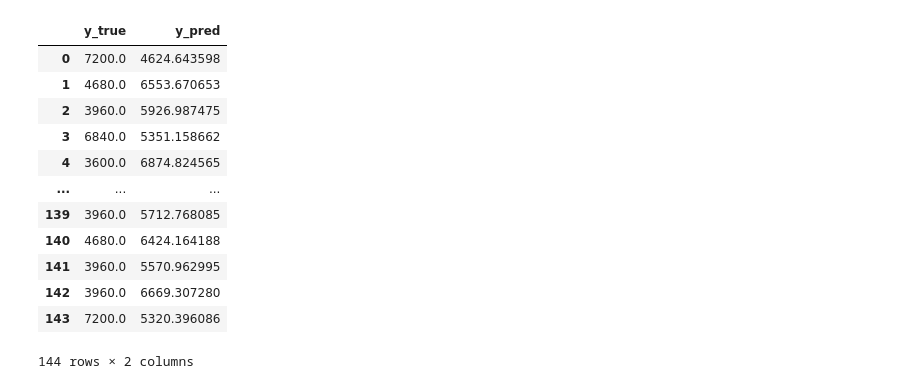
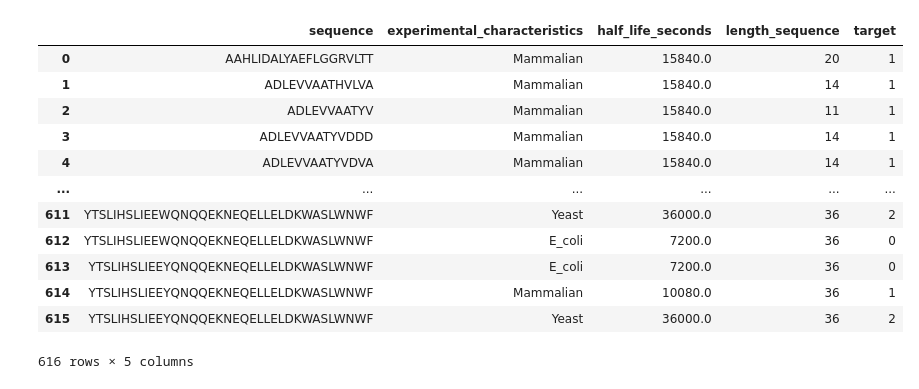
Before and after one commit to Jmartingar/Half_life, a Jupyter notebook: models/data/view.ipynb, the cells around one changed output. Drawn from its saved outputs; the diff is of its cells as text; code cells hidden in the pictures.

```diff
--- a/models/data/view.ipynb
+++ b/models/data/view.ipynb
@@ -1,21 +1,21 @@
 # %%
 import pandas as pd
 # %%
-data=pd.read_csv('RandomForest_Regression_Grid_42_Original_best_predictions.csv')
-data2=pd.read_csv('RandomForest_Regression_Grid_42_Original_predictions.csv')
+data=pd.read_csv('data_independent.csv')
+data2=pd.read_csv('excluded_homology.csv')
-# %%
-data[["y_true", "y_pred"]]
-# %% [output]
-|  | y_true | y_pred |
-| 0 | 7200.0 | 4624.643598 |
-| 1 | 4680.0 | 6553.670653 |
-| 2 | 3960.0 | 5926.987475 |
-| 3 | 6840.0 | 5351.158662 |
-| 4 | 3600.0 | 6874.824565 |
-| ... | ... | ... |
-| 139 | 3960.0 | 5712.768085 |
-| 140 | 4680.0 | 6424.164188 |
-| 141 | 3960.0 | 5570.962995 |
-| 142 | 3960.0 | 6669.307280 |
-| 143 | 7200.0 | 5320.396086 |
-144 rows × 2 columns
+# %%
+data2
+# %% [output]
+|  | sequence | experimental_characteristics | half_life_seconds | length_sequence | target |
+| 0 | AAHLIDALYAEFLGGRVLTT | Mammalian | 15840.0 | 20 | 1 |
+| 1 | ADLEVVAATHVLVA | Mammalian | 15840.0 | 14 | 1 |
+| 2 | ADLEVVAATYV | Mammalian | 15840.0 | 11 | 1 |
+| 3 | ADLEVVAATYVDDD | Mammalian | 15840.0 | 14 | 1 |
+| 4 | ADLEVVAATYVDVA | Mammalian | 15840.0 | 14 | 1 |
+| ... | ... | ... | ... | ... | ... |
+| 611 | YTSLIHSLIEEWQNQQEKNEQELLELDKWASLWNWF | Yeast | 36000.0 | 36 | 2 |
+| 612 | YTSLIHSLIEEWQNQQEKNEQELLELDKWASLWNWF | E_coli | 7200.0 | 36 | 0 |
+| 613 | YTSLIHSLIEEYQNQQEKNEQELLELDKWASLWNWF | E_coli | 7200.0 | 36 | 0 |
+| 614 | YTSLIHSLIEEYQNQQEKNEQELLELDKWASLWNWF | Mammalian | 10080.0 | 36 | 1 |
+| 615 | YTSLIHSLIEEYQNQQEKNEQELLELDKWASLWNWF | Yeast | 36000.0 | 36 | 2 |
+616 rows × 5 columns
```
Also changed, not shown: 43 other files.
